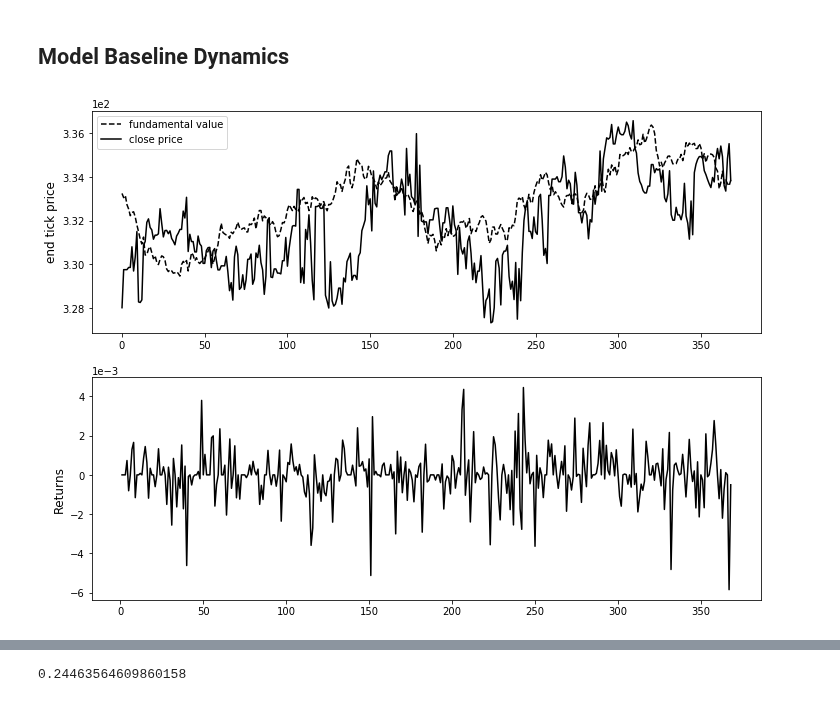
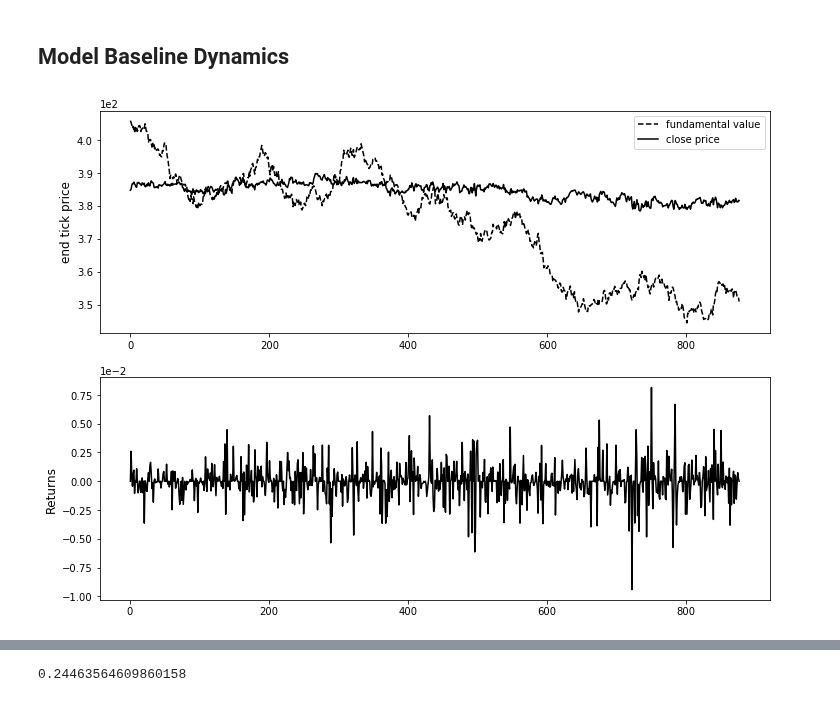
Before and after one commit to joerischasfoort/sim-fin-abm, a Jupyter notebook: Fundamentals-unhinged-baseline-replication.ipynb, the cells around one changed output, grey strips where cells are left out. Saved outputs shown, nothing was run; the diff lists cells and outputs as text; code cells hidden in the pictures.

```diff
--- a/Fundamentals-unhinged-baseline-replication.ipynb
+++ b/Fundamentals-unhinged-baseline-replication.ipynb
@@ -110,22 +111,27 @@ hurst(spy_all['price'])
 # %%
 NRUNS = 5
 # %%
-parameters = {'fundamental_value': 330,
- 'horizon_max': 22,
- 'horizon_min': 2,
- 'max_order_expiration_ticks': 24,
- 'n_traders': 1981,
- 'spread_max': 0.1034423464335639,
- 'std_fundamental': 0.30754244839080045,
- 'std_noise': 0.20680836615919262,
- 'std_vol': 11,
- 'ticks': 491,
- 'trader_sample_size': 21,
- 'w_buy_hold': 0.0,
- 'w_fundamentalists': 59.96213213200949,
- 'w_mean_reversion': 72.9727690079459,
- 'w_momentum': 94.61305458063075,
- 'w_random': 44.351363543793354}
+parameters = {"w_fundamentalists": 0.0, "w_momentum": 80.427818918096,
+              "fundamental_value": 396, "max_order_expiration_ticks": 89, "std_noise": 0.24795066131531618,
+              "spread_max": 0.06901101503693119, "std_vol": 8, "horizon_max": 23, "ticks": 1000,
+              "w_random": 75.79497630321153, "trader_sample_size": 20, "horizon_min": 5, "n_traders": 1000,
+              "w_mean_reversion": 93.49218299306598, "w_buy_hold": 0.0, "std_fundamental": 2.5}
+# {'fundamental_value': 330,
+#  'horizon_max': 22,
+#  'horizon_min': 2,
+#  'max_order_expiration_ticks': 24,
+#  'n_traders': 1981,
+#  'spread_max': 0.1034423464335639,
+#  'std_fundamental': 0.30754244839080045,
+#  'std_noise': 0.20680836615919262,
+#  'std_vol': 11,
+#  'ticks': 491,
+#  'trader_sample_size': 21,
+#  'w_buy_hold': 0.0,
+#  'w_fundamentalists': 59.96213213200949,
+#  'w_mean_reversion': 72.9727690079459,
+#  'w_momentum': 94.61305458063075,
+#  'w_random': 44.351363543793354}
 # %% [markdown]
 ## Baseline monte carlo simulations
 # %%
@@ -147,31 +153,31 @@ mc_dev_fundaments = mc_prices - mc_fundamentals
 # %%
 fig, (ax1, ax2) = plt.subplots(2, 1, figsize=(12,9))
 
-ax1.plot(mc_fundamentals.index, mc_fundamentals.median(axis=1), 'k--', label='fundamental value')
-ax1.plot(mc_prices.index, mc_prices.median(axis=1), 'k-', label='close price')
+ax1.plot(mc_fundamentals.index, mc_fundamentals.mean(axis=1), 'k--', label='fundamental value')
+ax1.plot(mc_prices.index, mc_prices.mean(axis=1), 'k-', label='close price')
 # ax1.fill_between(mc_prices.index,
 #                  mc_prices.mean(axis=1)+mc_prices.std(axis=1),
 #                  mc_prices.mean(axis=1)-mc_prices.std(axis=1),
 #                  alpha=0.3, facecolor='black')
 
 # TODO change average to median
 
 ax1.set_ylabel('end tick price', fontsize='12')
 ax1.legend(loc='best')
 
 ax2.plot(mc_returns.index, mc_returns.median(axis=1), 'k-')
 ax2.set_ylabel('Returns', fontsize='12')
 
 # ax3.plot(mc_volatility.index, mc_volatility.mean(axis=1), 'k-')
 # ax3.set_ylabel('volatility', fontsize='12')
 
 # ax3.bar(mc_volume.index, mc_volume.mean(axis=1), color='k', edgecolor='k')
 # ax3.set_ylabel('Volume', fontsize='12')
 # ax3.set_xlabel('Ticks', fontsize='12')
 
 for ax in [ax1, ax2]:
     ax.ticklabel_format(axis='y', style='sci', scilimits=(-2,2))
 
 fig.savefig('model_dynamics.png')
 # %% [output]
-[figure, old version]
+[figure, new version]
```
Also changed, not shown: parts of 6 cells of this notebook, 2 other files.
